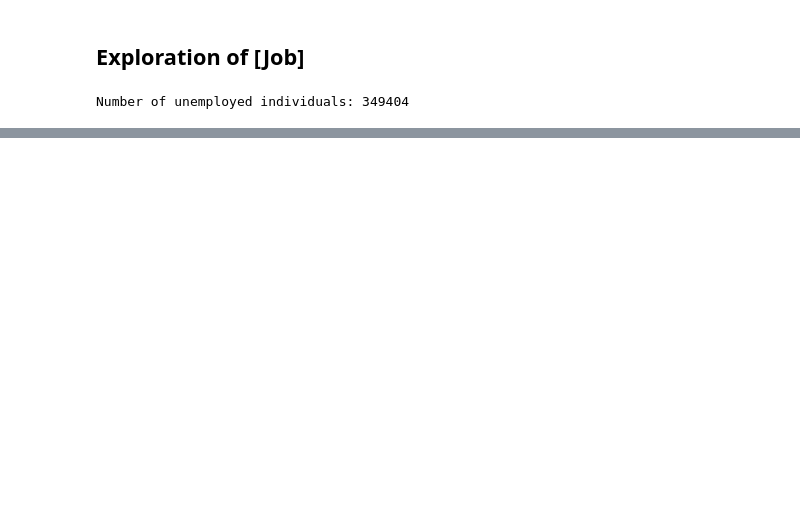
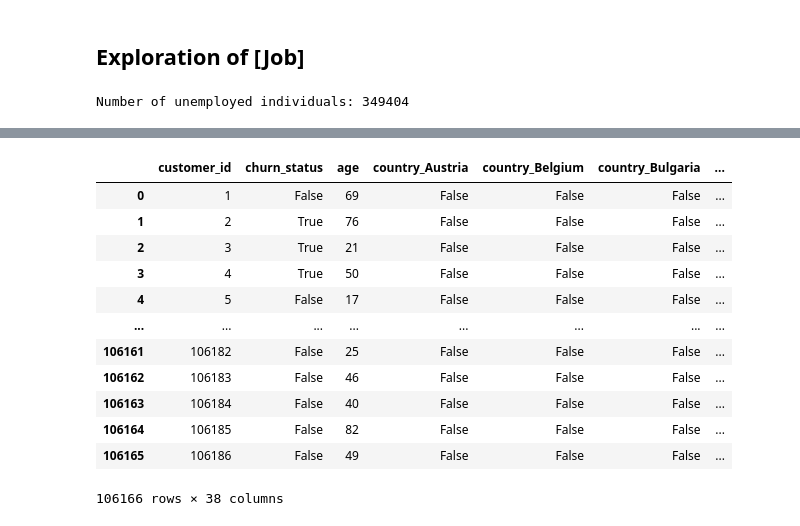
Before and after one commit to m227chan/MSE-546-Advanced-ML-Project, a Jupyter notebook: clean/clean.ipynb, the cells around one changed output, grey strips where cells are left out. Cells and saved outputs as stored; diff of their text form; code cells hidden in the pictures; blank space fills up the shorter version.

```diff
--- a/clean/clean.ipynb
+++ b/clean/clean.ipynb
@@ -50,3 +26,6 @@ else:
     print("No files were successfully read.")
 # %% [output]
 Total rows in the combined DataFrame: 3926058
+# %%
+df_aggregated = combined_df[['customer_id','atm_transfer_in', 'atm_transfer_out', 'bank_transfer_in', 'bank_transfer_out', 'bank_transfer_in_volume', 'bank_transfer_out_volume', 'crypto_in', 'crypto_out', 'crypto_in_volume','crypto_out_volume']].groupby('customer_id').mean()
+df_aggregated
@@ -446,0 +482,17 @@ Number of unemployed individuals: 349404
+# %%
+df_baseline = pd.merge(df_train, df_aggregated, how = "left", on = "customer_id")
+df_baseline
+# %% [output]
+|  | customer_id | churn_status | age | country_Austria | country_Belgium | country_Bulgaria | ... |
+| 0 | 1 | False | 69 | False | False | False | ... |
+| 1 | 2 | True | 76 | False | False | False | ... |
+| 2 | 3 | True | 21 | False | False | False | ... |
+| 3 | 4 | True | 50 | False | False | False | ... |
+| 4 | 5 | False | 17 | False | False | False | ... |
+| ... | ... | ... | ... | ... | ... | ... | ... |
+| 106161 | 106182 | False | 25 | False | False | False | ... |
+| 106162 | 106183 | False | 46 | False | False | False | ... |
+| 106163 | 106184 | False | 40 | False | False | False | ... |
+| 106164 | 106185 | False | 82 | False | False | False | ... |
+| 106165 | 106186 | False | 49 | False | False | False | ... |
+106166 rows × 38 columns
```
Also changed, not shown: parts of 15 cells of this notebook.
